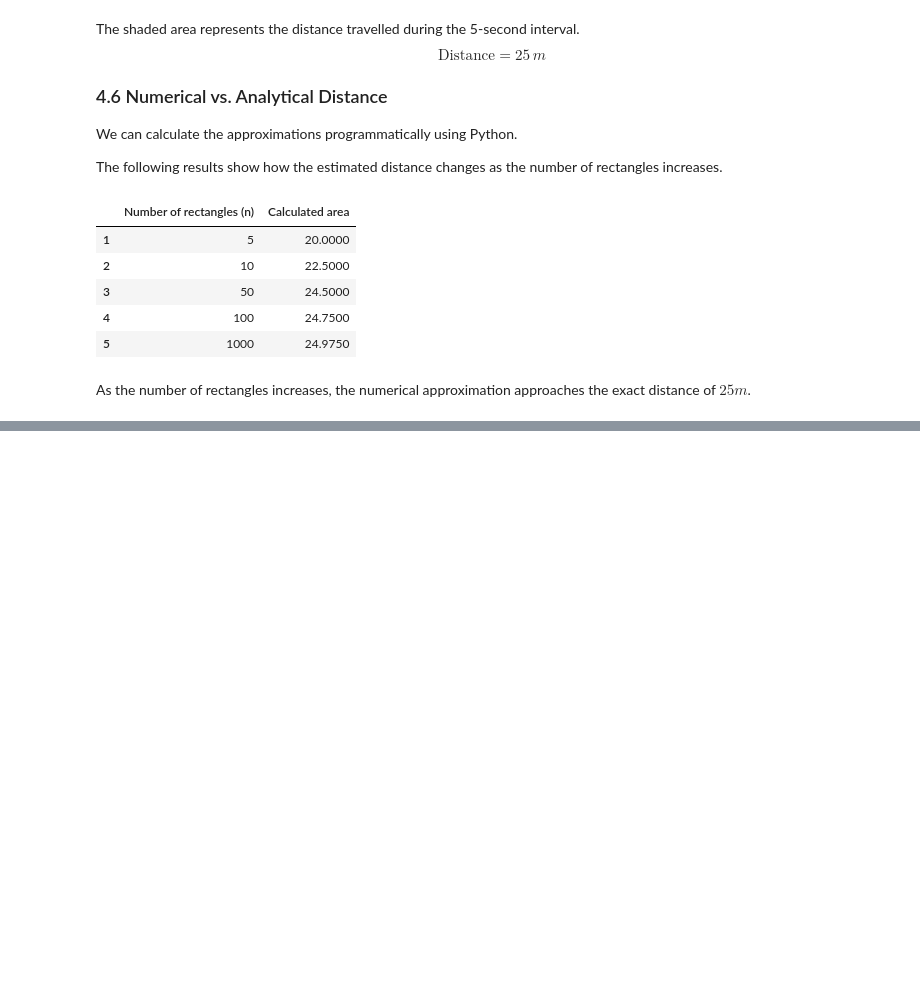
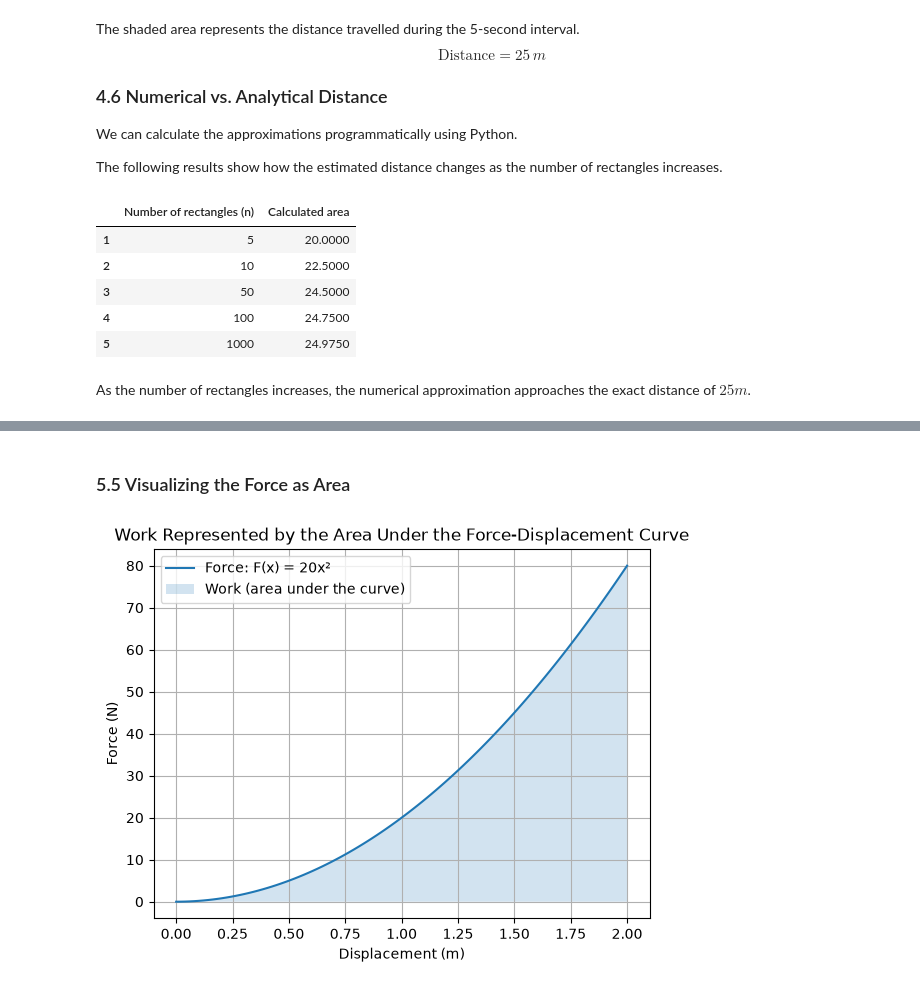
Before and after one commit to Edgybug/integrals-course-project, a Jupyter notebook: course_project.ipynb, the cells around one changed output, grey strips where cells are left out. Drawn from its saved outputs; the diff is of its cells as text; code cells hidden in the pictures; blank space fills up the shorter version.

```diff
--- a/course_project.ipynb
+++ b/course_project.ipynb
@@ -620,0 +676,17 @@ $$ \int_a^b f(x)dx = \lim\limits_{n\rightarrow\infty} \sum\limits_{i=1}^{n} f(x_
+# %% [markdown]
+### 5.5 Visualizing the Force as Area
+# %%
+x = np.linspace(0, 2, 100)
+F = 20 * x ** 2
+
+plt.plot(x, F, label="Force: F(x) = 20x²")
+plt.fill_between(x, F, alpha=0.2, label="Work (area under the curve)")
+
+plt.xlabel("Displacement (m)")
+plt.ylabel("Force (N)")
+plt.title("Work Represented by the Area Under the Force-Displacement Curve")
+plt.legend()
+plt.grid(True)
+plt.show()
+# %% [output]
+[figure, added]
```
Also changed, not shown: parts of 7 cells of this notebook.
